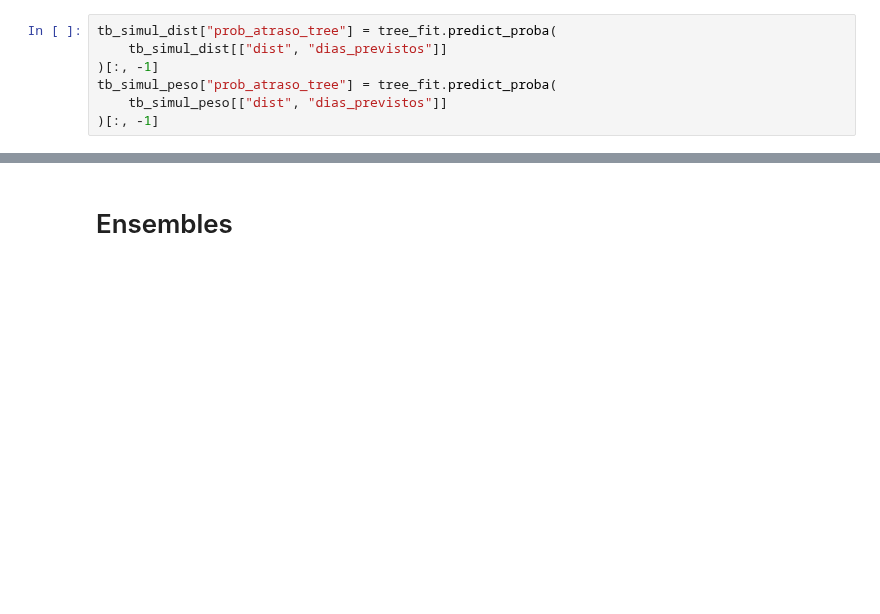
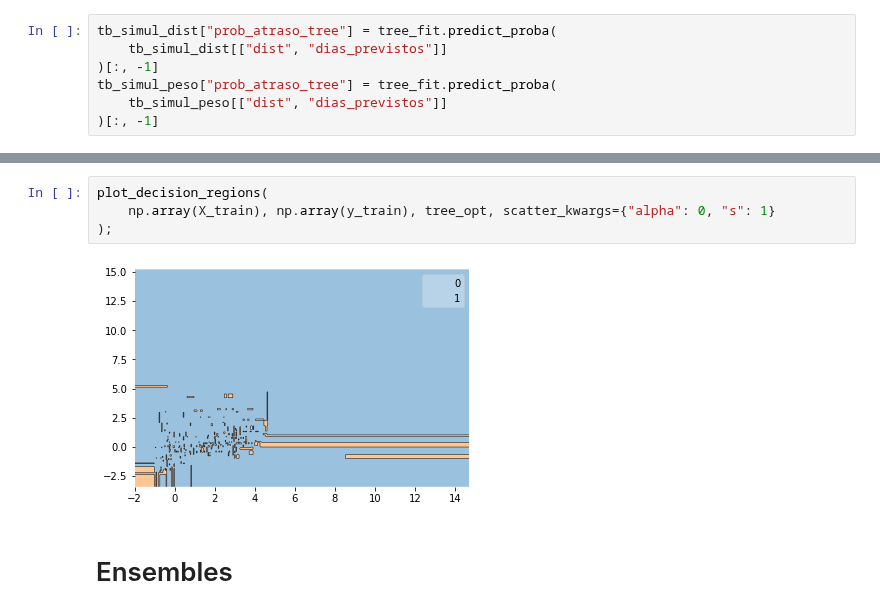
Before and after one commit to pedroteche-ih/64_PT_NOV202111, a Jupyter notebook: aulas/64 DA PT NOV-2021 Aula 20220331 Métodos de Classificação.ipynb, the cells around one changed output, grey strips where cells are left out. Cells and saved outputs as stored; diff of their text form; blank space fills up the shorter version.

```diff
--- a/aulas/64 DA PT NOV-2021 Aula 20220331 Métodos de Classificação.ipynb
+++ b/aulas/64 DA PT NOV-2021 Aula 20220331 Métodos de Classificação.ipynb
@@ -320,3 +519,9 @@ calcular_erros("pred_tree")
+# %%
+plot_decision_regions(
+    np.array(X_train), np.array(y_train), tree_opt, scatter_kwargs={"alpha": 0, "s": 1}
+);
+# %% [output]
+[figure, added]
 # %% [markdown]
 # Ensembles
 # %% [markdown]
```
Also changed, not shown: parts of 60 cells of this notebook, 1 other file.
